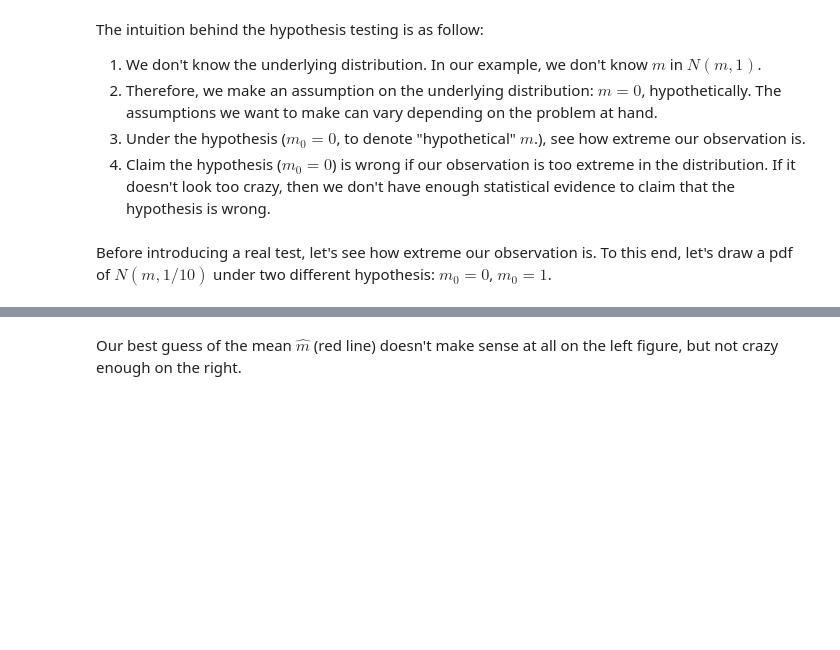
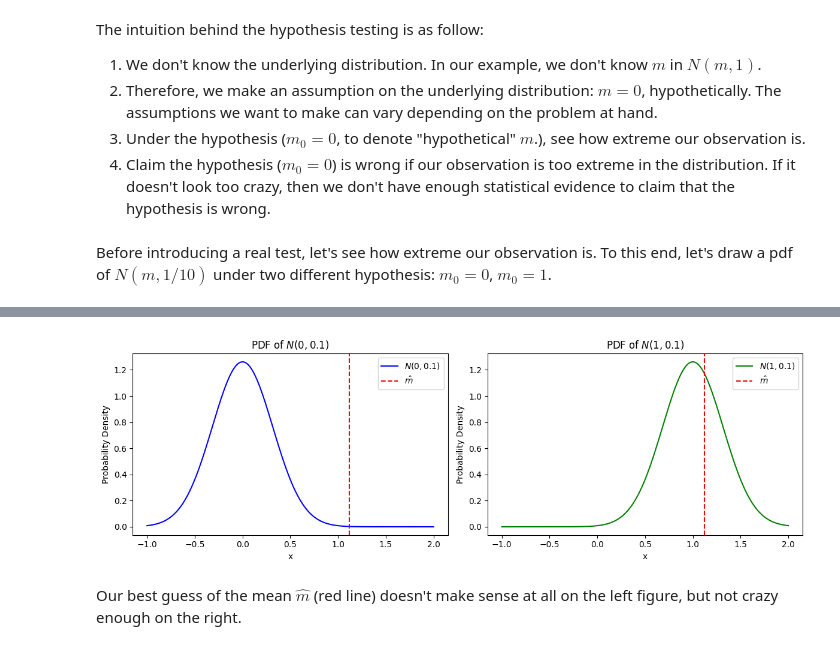
Before and after one commit to seanwschang/ECON-220-Lab, a Jupyter notebook: Week 9 /ECON220_Week9.ipynb, the cells around one changed output, grey strips where cells are left out. Cells and saved outputs as stored; diff of their text form; code cells hidden in the pictures; blank space fills up the shorter version.

```diff
--- a/Week 9 /ECON220_Week9.ipynb
+++ b/Week 9 /ECON220_Week9.ipynb
@@ -191,3 +191,43 @@ plt.show()
+# %%
+import numpy as np
+import matplotlib.pyplot as plt
+from scipy.stats import norm
+
+# Parameters
+mu1, sigma1 = 0, np.sqrt(0.1)
+mu2, sigma2 = 1, np.sqrt(0.1) # example value, adjust as needed
+
+# X range
+x = np.linspace(-1, 2, 500)
+
+# PDFs
+pdf1 = norm.pdf(x, mu1, sigma1)
+pdf2 = norm.pdf(x, mu2, sigma2)
+
+# Create subplots
+fig, (ax1, ax2) = plt.subplots(1, 2, figsize=(12, 4))
+
+# Plot N(0,0.1)
+ax1.plot(x, pdf1, label='$N(0,0.1)$', color='blue')
+ax1.axvline(m_hat, color='red', linestyle='--', label='$\hat{m}$')
+ax1.set_title('PDF of $N(0,0.1)$')
+ax1.set_xlabel('x')
+ax1.set_ylabel('Probability Density')
+ax1.legend()
+
+# Plot N(1,0.1)
+ax2.plot(x, pdf2, label='$N(1,0.1)$', color='green')
+ax2.axvline(m_hat, color='red', linestyle='--', label='$\hat{m}$')
+ax2.set_title('PDF of $N(1,0.1)$')
+ax2.set_xlabel('x')
+ax2.set_ylabel('Probability Density')
+ax2.legend()
+
+# Adjust layout
+plt.tight_layout()
+plt.show()
+# %% [output]
+[figure, added]
 # %% [markdown]
 Our best guess of the mean $\hat{m}$ (red line) doesn't make sense at all on the left figure, but not crazy enough on the right.
 # %% [markdown]
```
Also changed, not shown: parts of 1 cell of this notebook.
